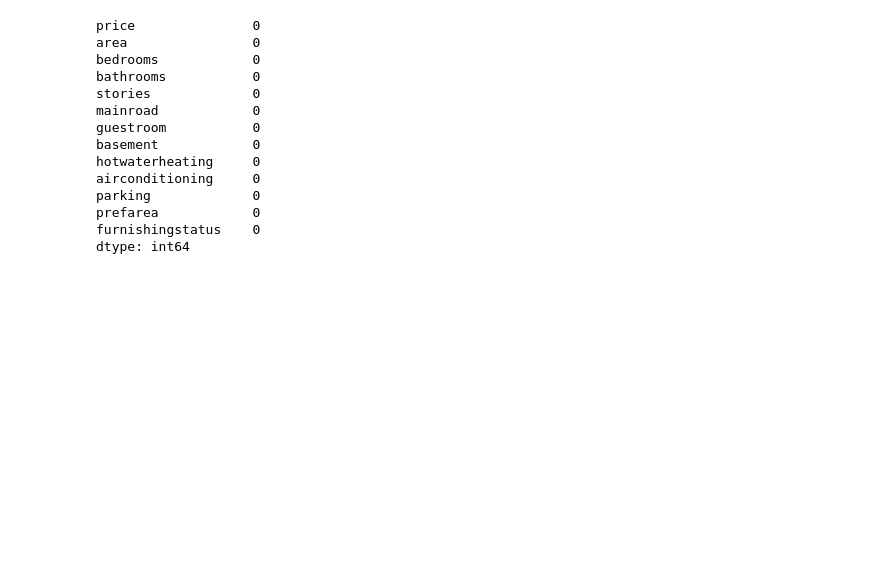
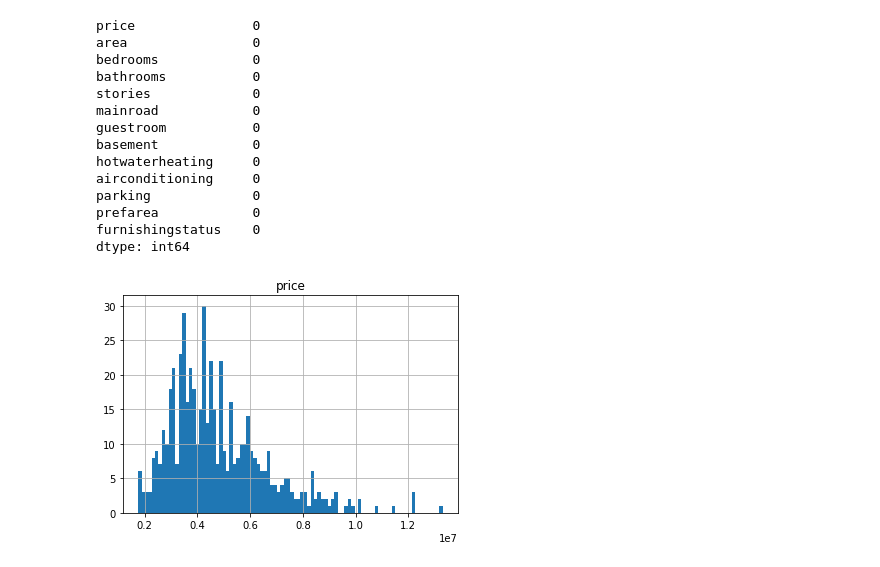
Before and after one commit to nikitazhuikov/Kaggle, a Jupyter notebook: Kaggle_housing.ipynb, the cells around one changed output. Drawn from its saved outputs; the diff is of its cells as text; code cells hidden in the pictures; blank space fills up the shorter version.

```diff
--- a/Kaggle_housing.ipynb
+++ b/Kaggle_housing.ipynb
@@ -68,3 +90,9 @@ parking             0
 prefarea            0
 furnishingstatus    0
 dtype: int64
+# %%
+df['price'].hist(bins=90)
+plt.title('price')
+plt.show()
+# %% [output]
+[figure, added]
```
Also changed, not shown: parts of 15 cells of this notebook.
